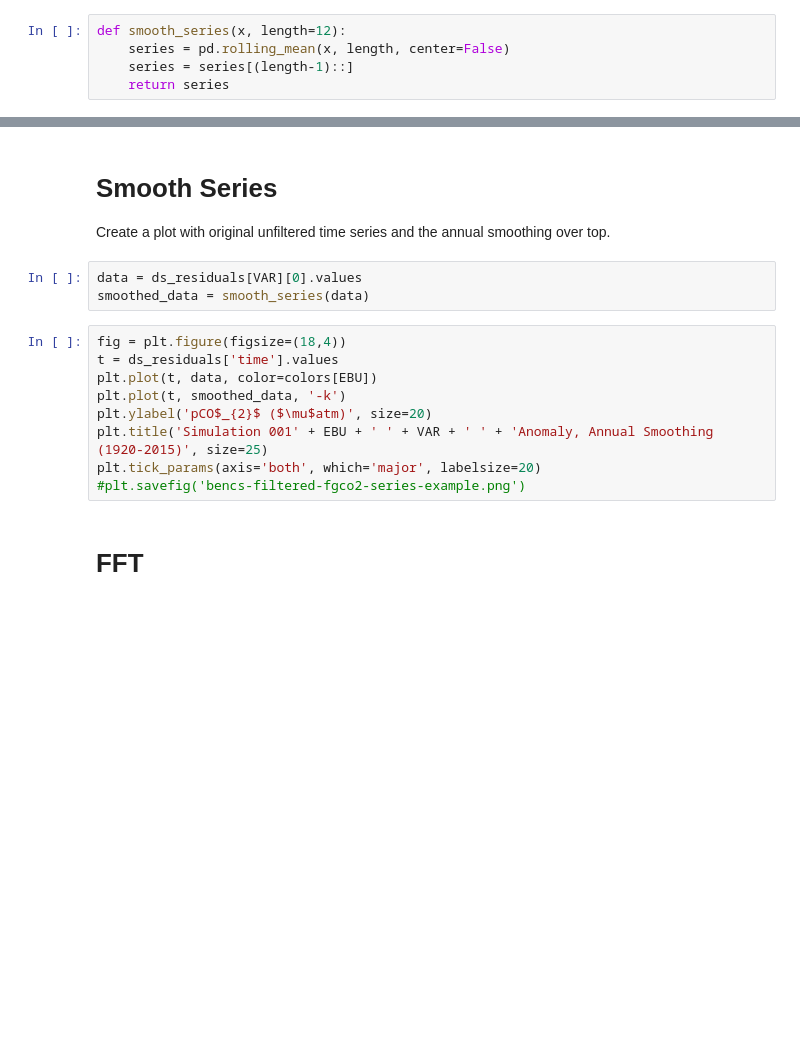
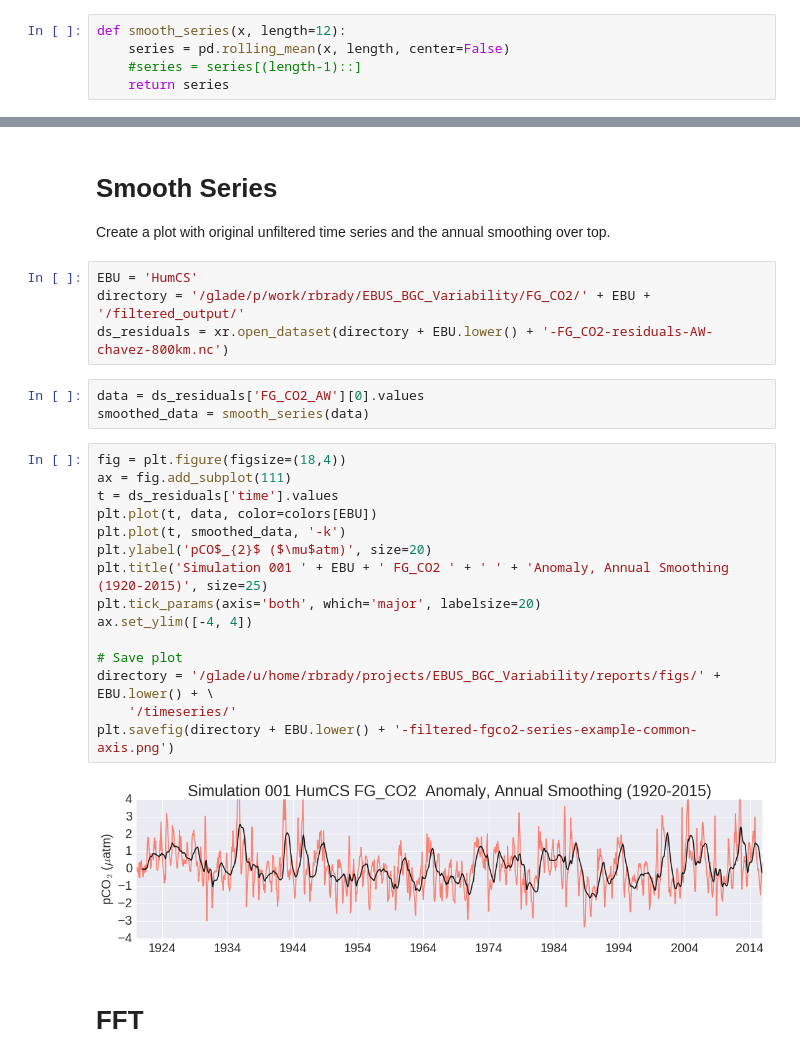
Before and after one commit to bradyrx/EBUS_BGC_Variability, a Jupyter notebook: notebooks/Timeseries_Analysis/EBUS-ENSO-timeseries-analysis.ipynb, the cells around one changed output, grey strips where cells are left out. Saved outputs shown, nothing was run; the diff lists cells and outputs as text; blank space fills up the shorter version.

Commit message:
Common axis for CO2 flux smoothing

```diff
--- a/notebooks/Timeseries_Analysis/EBUS-ENSO-timeseries-analysis.ipynb
+++ b/notebooks/Timeseries_Analysis/EBUS-ENSO-timeseries-analysis.ipynb
@@ -57,7 +57,7 @@ def compute_correlations(carbonData, climateData):
 # %%
 def smooth_series(x, length=12):
     series = pd.rolling_mean(x, length, center=False)
-    series = series[(length-1)::]
+    #series = series[(length-1)::]
     return series
 # %%
 def drop_ensemble_dim(ds, x):
@@ -221,18 +221,30 @@ plt.title('Humboldt Current Study Site', size=24)
 # %% [markdown]
 # Smooth Series
 Create a plot with original unfiltered time series and the annual smoothing over top.
+# %%
+EBU = 'HumCS'
+directory = '/glade/p/work/rbrady/EBUS_BGC_Variability/FG_CO2/' + EBU + '/filtered_output/'
+ds_residuals = xr.open_dataset(directory + EBU.lower() + '-FG_CO2-residuals-AW-chavez-800km.nc')
 # %%
-data = ds_residuals[VAR][0].values
+data = ds_residuals['FG_CO2_AW'][0].values
 smoothed_data = smooth_series(data)
 # %%
 fig = plt.figure(figsize=(18,4))
+ax = fig.add_subplot(111)
 t = ds_residuals['time'].values
 plt.plot(t, data, color=colors[EBU])
 plt.plot(t, smoothed_data, '-k')
 plt.ylabel('pCO$_{2}$ ($\mu$atm)', size=20)
-plt.title('Simulation 001' + EBU + ' ' + VAR + ' ' + 'Anomaly, Annual Smoothing (1920-2015)', size=25)
+plt.title('Simulation 001 ' + EBU + ' FG_CO2 ' + ' ' + 'Anomaly, Annual Smoothing (1920-2015)', size=25)
 plt.tick_params(axis='both', which='major', labelsize=20)
-#plt.savefig('bencs-filtered-fgco2-series-example.png')
+ax.set_ylim([-4, 4])
+
+# Save plot
+directory = '/glade/u/home/rbrady/projects/EBUS_BGC_Variability/reports/figs/' + EBU.lower() + \
+    '/timeseries/'
+plt.savefig(directory + EBU.lower() + '-filtered-fgco2-series-example-common-axis.png')
+# %% [output]
+[figure, added]
 # %% [markdown]
 # FFT
 # %%
```
Also changed, not shown: 5 other files.
